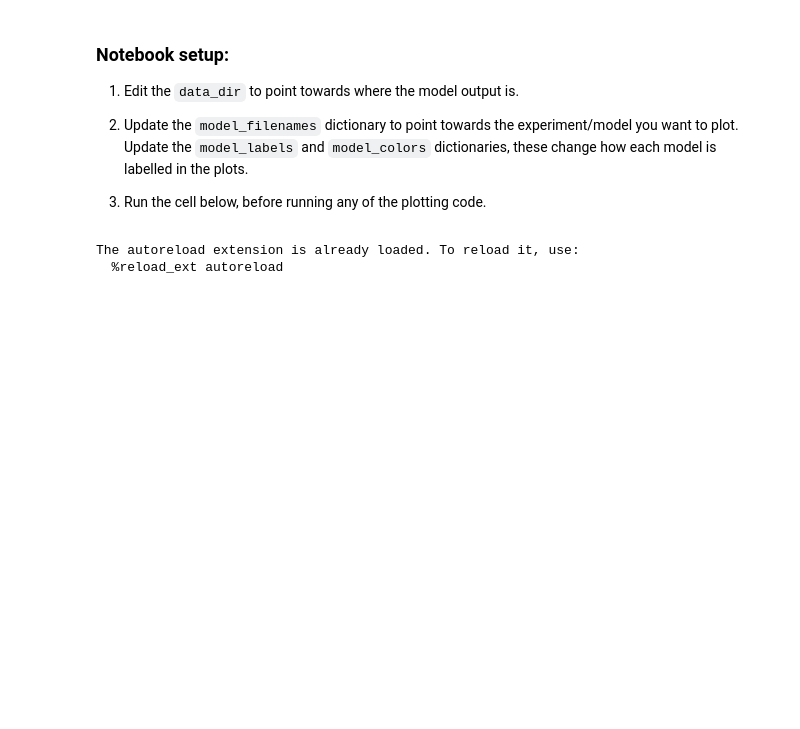
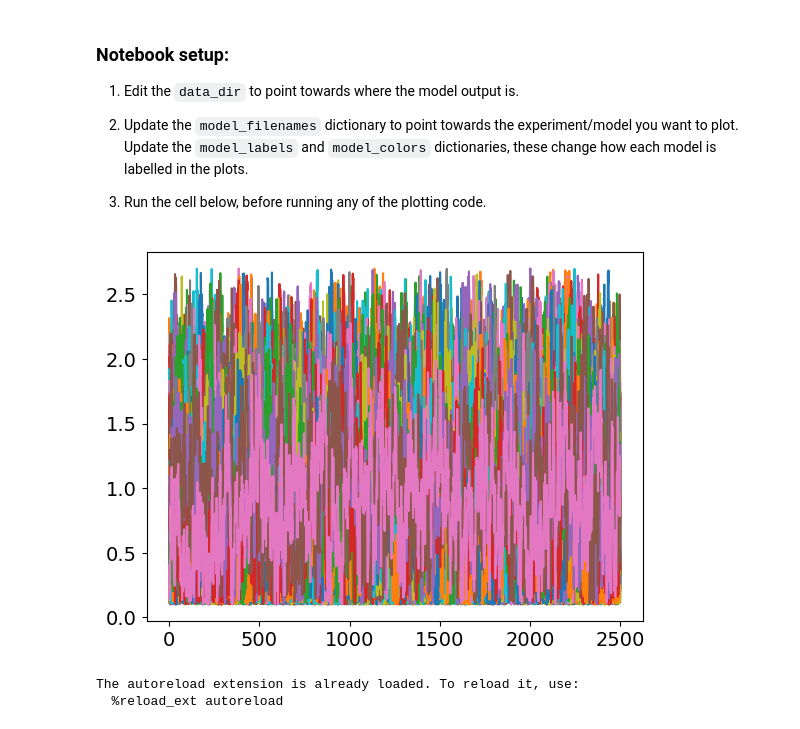
Before and after one commit to openghg/fluxie, a Jupyter notebook: PARIS_inversion_results.ipynb, the cells around one changed output. Saved outputs shown, nothing was run; the diff lists cells and outputs as text; code cells hidden in the pictures; blank space fills up the shorter version.

```diff
--- a/PARIS_inversion_results.ipynb
+++ b/PARIS_inversion_results.ipynb
@@ -23 +25,7 @@ Future updates may include:
+# %%
+o = xr.open_dataset('/home/h02/aramsden/results/multi_gas_MCMC/MCMC_output/real_data/ch4_c2h6/real-varR_ch4_c2h6_20230801-150basis_7sites_EUROPE_full_run_post.nc')
+# %%
+plt.plot(o['R_post_c2h6_FF']);
+# %% [output]
+[figure, added]
 # %%
```
Also changed, not shown: parts of 21 cells of this notebook, 1 other file.
